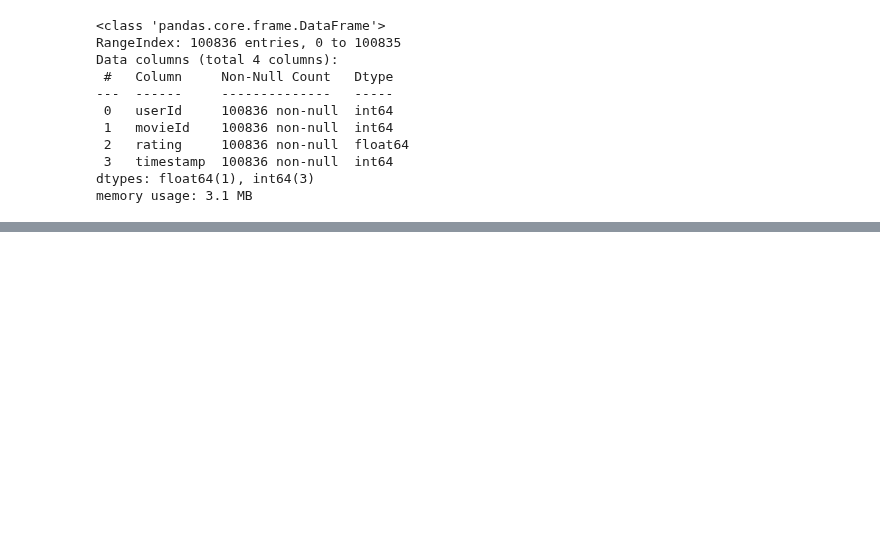
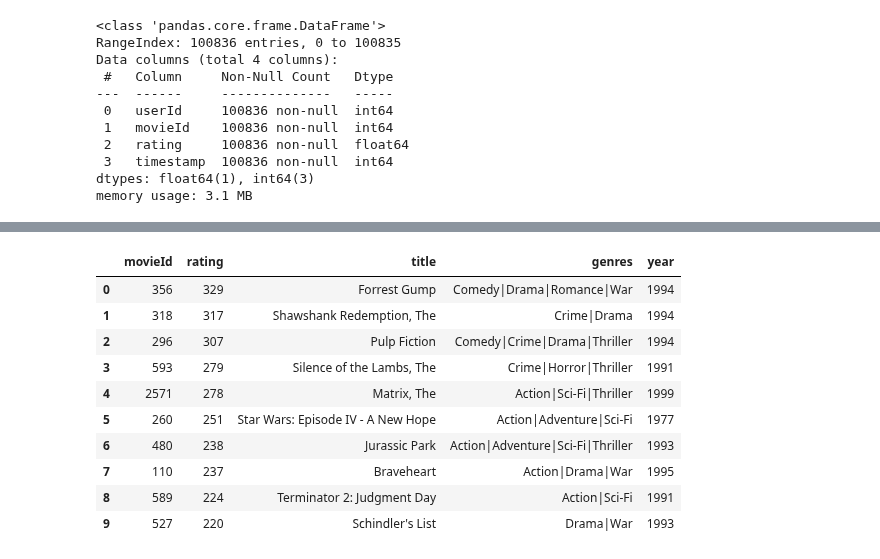
Before and after one commit to VineelaNedunuri/Machine-learning, a Jupyter notebook: Labb/Rekommender_system.ipynb, the cells around one changed output, grey strips where cells are left out. Drawn from its saved outputs; the diff is of its cells as text; code cells hidden in the pictures; blank space fills up the shorter version.

```diff
--- a/Labb/Rekommender_system.ipynb
+++ b/Labb/Rekommender_system.ipynb
@@ -211,0 +345,16 @@ df_ratings.describe().T # print summary of Statistics
+# %%
+# To get movie names merge data
+top_10_movie_title= pd.merge(top_10, df_movies, on='movieId')
+top_10_movie_title
+# %% [output]
+|  | movieId | rating | title | genres | year |
+| 0 | 356 | 329 | Forrest Gump | Comedy|Drama|Romance|War | 1994 |
+| 1 | 318 | 317 | Shawshank Redemption, The | Crime|Drama | 1994 |
+| 2 | 296 | 307 | Pulp Fiction | Comedy|Crime|Drama|Thriller | 1994 |
+| 3 | 593 | 279 | Silence of the Lambs, The | Crime|Horror|Thriller | 1991 |
+| 4 | 2571 | 278 | Matrix, The | Action|Sci-Fi|Thriller | 1999 |
+| 5 | 260 | 251 | Star Wars: Episode IV - A New Hope | Action|Adventure|Sci-Fi | 1977 |
+| 6 | 480 | 238 | Jurassic Park | Action|Adventure|Sci-Fi|Thriller | 1993 |
+| 7 | 110 | 237 | Braveheart | Action|Drama|War | 1995 |
+| 8 | 589 | 224 | Terminator 2: Judgment Day | Action|Sci-Fi | 1991 |
+| 9 | 527 | 220 | Schindler's List | Drama|War | 1993 |
```
Also changed, not shown: parts of 30 cells of this notebook.
